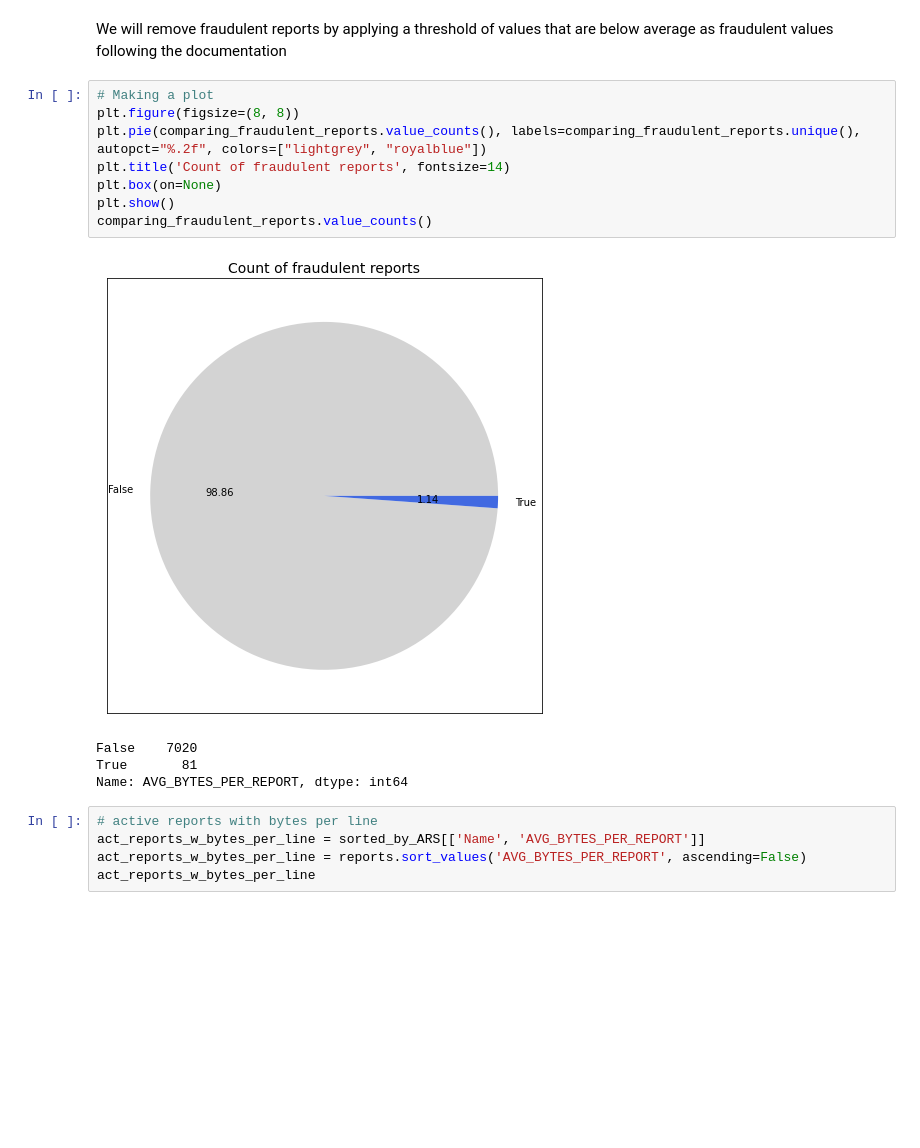
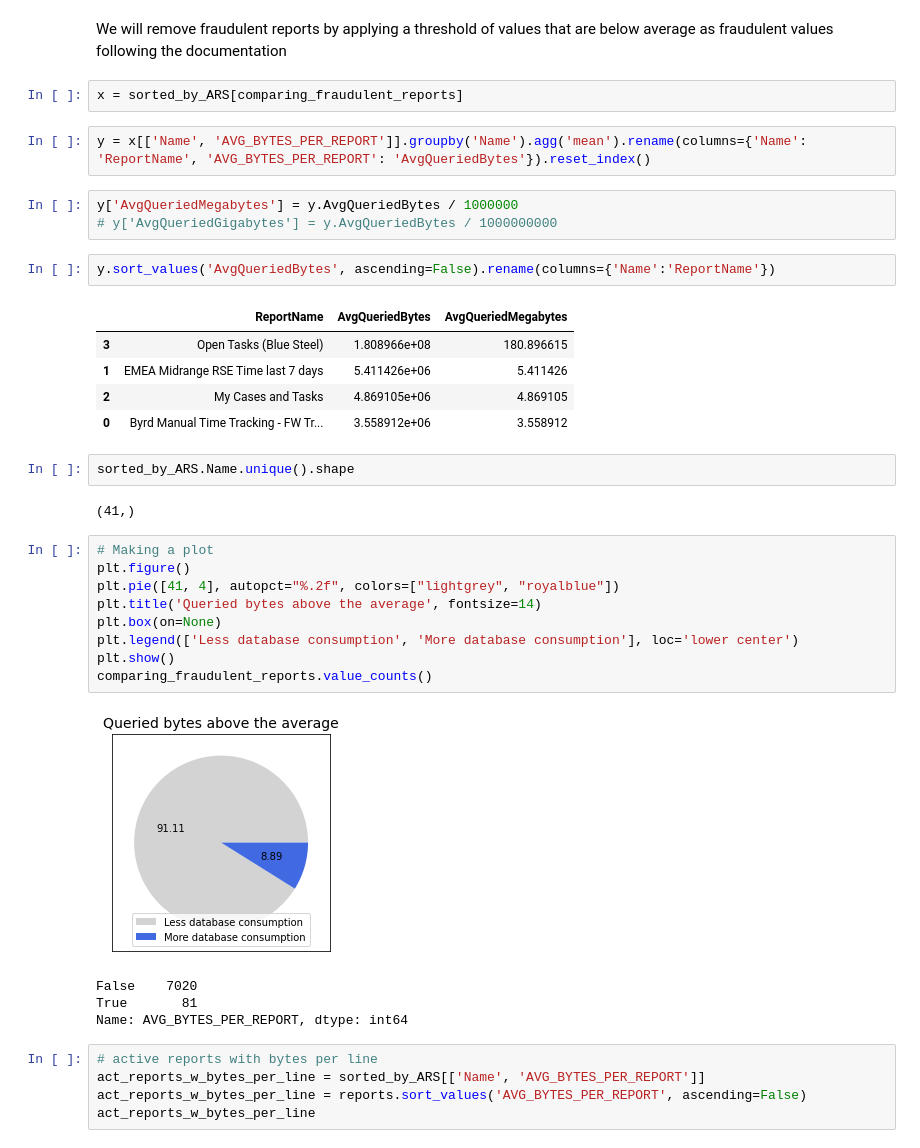
Before and after one commit to dell-splab/lightning-analysis, a Jupyter notebook: Deep analysis of AVERANGE_ROW_COUNT .ipynb, the cells around one changed output. Drawn from its saved outputs; the diff is of its cells as text; blank space fills up the shorter version.

Commit message:
updates on plots

```diff
--- a/Deep analysis of AVERANGE_ROW_COUNT .ipynb
+++ b/Deep analysis of AVERANGE_ROW_COUNT .ipynb
@@ -189,13 +188,33 @@
+# %%
+x = sorted_by_ARS[comparing_fraudulent_reports]
+# %%
+y = x[['Name', 'AVG_BYTES_PER_REPORT']].groupby('Name').agg('mean').rename(columns={'Name': 'ReportName', 'AVG_BYTES_PER_REPORT': 'AvgQueriedBytes'}).reset_index()
+# %%
+y['AvgQueriedMegabytes'] = y.AvgQueriedBytes / 1000000
+# y['AvgQueriedGigabytes'] = y.AvgQueriedBytes / 1000000000
+# %%
+y.sort_values('AvgQueriedBytes', ascending=False).rename(columns={'Name':'ReportName'})
+# %% [output]
+|  | ReportName | AvgQueriedBytes | AvgQueriedMegabytes |
+| 3 | Open Tasks (Blue Steel) | 1.808966e+08 | 180.896615 |
+| 1 | EMEA Midrange RSE Time last 7 days | 5.411426e+06 | 5.411426 |
+| 2 | My Cases and Tasks | 4.869105e+06 | 4.869105 |
+| 0 | Byrd Manual Time Tracking - FW Tr... | 3.558912e+06 | 3.558912 |
+# %%
+sorted_by_ARS.Name.unique().shape
+# %% [output]
+(41,)
 # %%
 # Making a plot
-plt.figure(figsize=(8, 8))
-plt.pie(comparing_fraudulent_reports.value_counts(), labels=comparing_fraudulent_reports.unique(), autopct="%.2f", colors=["lightgrey", "royalblue"])
-plt.title('Count of fraudulent reports', fontsize=14)
+plt.figure()
+plt.pie([41, 4], autopct="%.2f", colors=["lightgrey", "royalblue"])
+plt.title('Queried bytes above the average', fontsize=14)
 plt.box(on=None)
+plt.legend(['Less database consumption', 'More database consumption'], loc='lower center')
 plt.show()
 comparing_fraudulent_reports.value_counts()
 # %% [output]
-[figure, old version]
+[figure, new version]
 False    7020
 True       81
 Name: AVG_BYTES_PER_REPORT, dtype: int64
```
Also changed, not shown: parts of 3 cells of this notebook.
